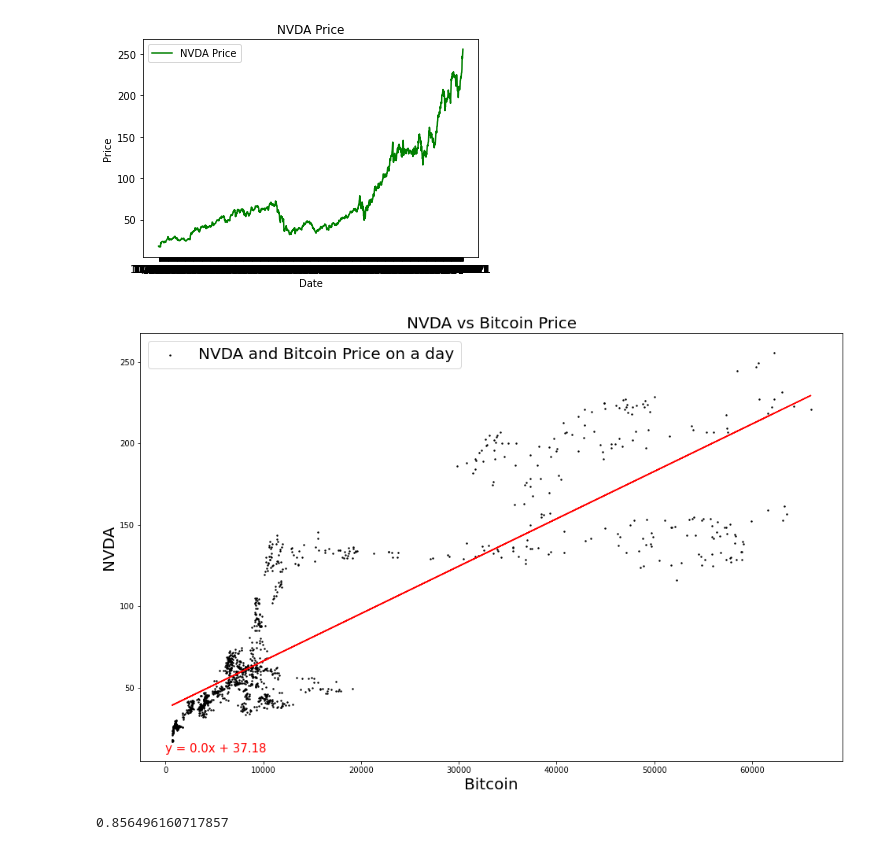
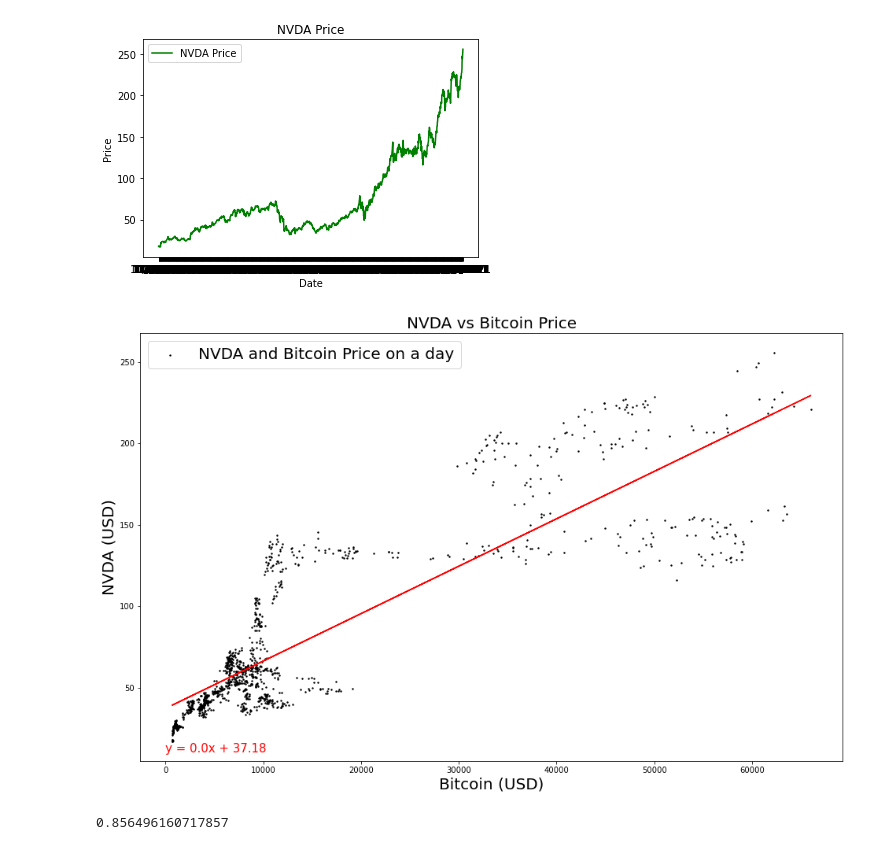
Before and after one commit to CharlotteC21/Cryptocurreny-Trend-Analysis-Group-Project, a Jupyter notebook: Bitcoin plot since 2016 to 10.29.21.ipynb, the cells around one changed output. Drawn from its saved outputs; the diff is of its cells as text; code cells hidden in the pictures.

```diff
--- a/Bitcoin plot since 2016 to 10.29.21.ipynb
+++ b/Bitcoin plot since 2016 to 10.29.21.ipynb
@@ -40,6 +40,8 @@ print(nvda_df.head())
 bit_nvda_merge = pd.merge(nvda_df, bitcoin_df, how="inner", on="Date")
 bit_nvda_merge = bit_nvda_merge.rename(columns={"Open_x":"NVDA Open","High_x":"NVDA High", "Low_x": "NVDA Low", "Close_x": "NVDA Close", "Adj Close_x":"NVDA Adj Close", "Volume_x":"NVDA Volume", "Open_y":"Bitcoin Open","High_y":"Bitcoin High", "Low_y": "Bitcoin Low", "Close_y": "Bitcoin Close", "Adj Close_y":"Bitcoin Adj Close", "Volume_y":"Bitcoin Volume"})
 bit_nvda_merge = bit_nvda_merge.dropna()
+
+bit_nvda_merge["Date"] = pd.to_datetime(bit_nvda_merge["Date"]).dt.strftime('%Y-%m-%d')
 bit_nvda_merge
 # %% [output]
 |  | Date | NVDA Open | NVDA High | NVDA Low | NVDA Close | NVDA Adj Close | NVDA Volume | Bitcoin Open | ... |
@@ -159,26 +188,26 @@ plt.show()
 # %%
 ## scatter plot of NVDA and Bitcoin
 bit_close_price = bit_nvda_merge["Bitcoin Close"]
 nvda_close_price = bit_nvda_merge["NVDA Close"]
 
 plt.figure(figsize=(16, 10))
 
 (slope, intercept, rvalue, pvalue, stderr) = st.linregress(bit_close_price, nvda_close_price)
 regress_values = slope * bit_close_price + intercept
 line_eq = "y = " + str(round(slope,2)) + "x + " + str(round(intercept,2))
 
 plt.annotate(line_eq,(6,10),fontsize=15,color="red")
 plt.scatter(bit_close_price, nvda_close_price, color="black", s=2, label="NVDA and Bitcoin Price on a day")
 plt.plot(bit_close_price,regress_values,"r-")
 
 plt.legend(loc="best", fontsize=20)
 plt.title("NVDA vs Bitcoin Price", fontsize=20)
-plt.xlabel("Bitcoin", fontsize=20)
-plt.ylabel("NVDA", fontsize=20)
+plt.xlabel("Bitcoin (USD)", fontsize=20)
+plt.ylabel("NVDA (USD)", fontsize=20)
 
 correlation = st.pearsonr(bit_close_price, nvda_close_price)
 plt.show()
 correlation[0]
 # %% [output]
-[figure, old version]
+[figure, new version]
 0.856496160717857
```
Also changed, not shown: parts of 3 cells of this notebook, 1 other file.
